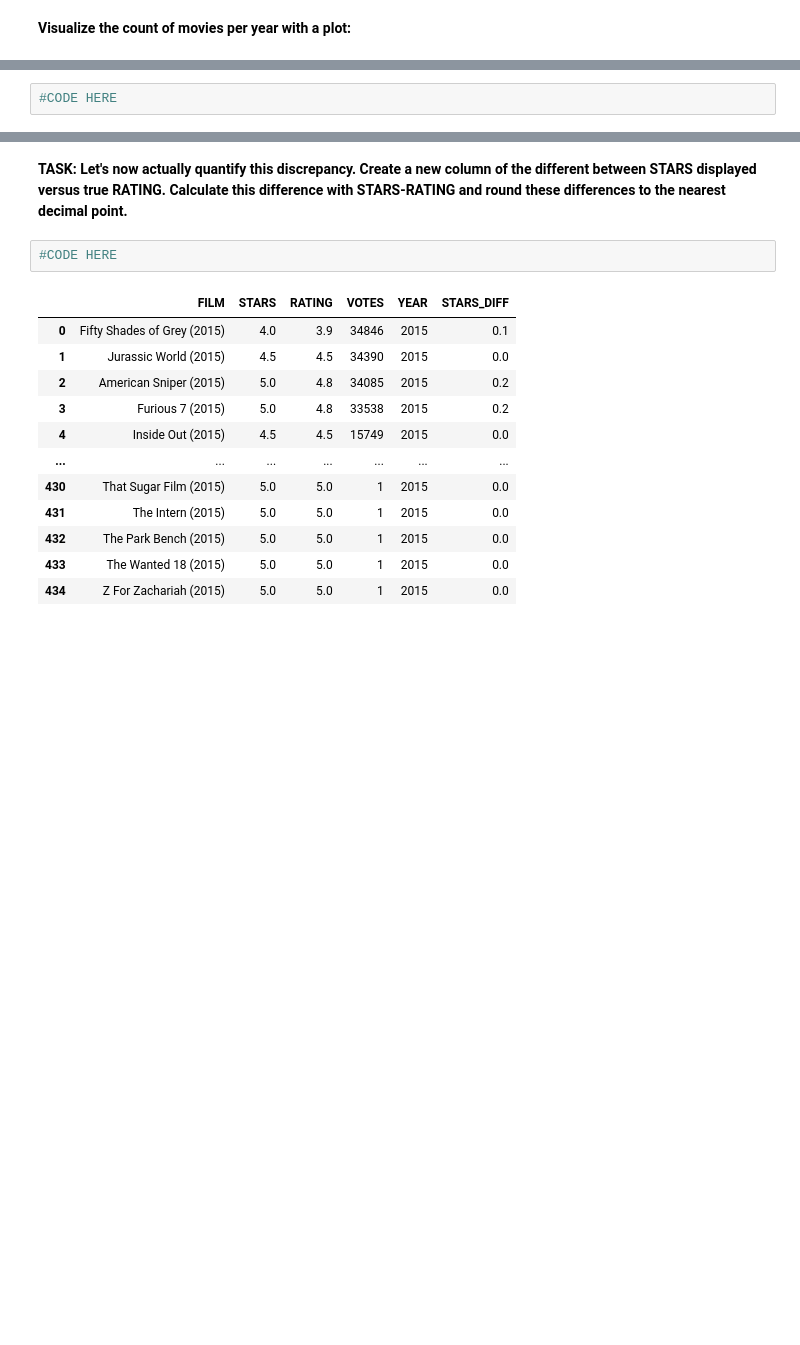
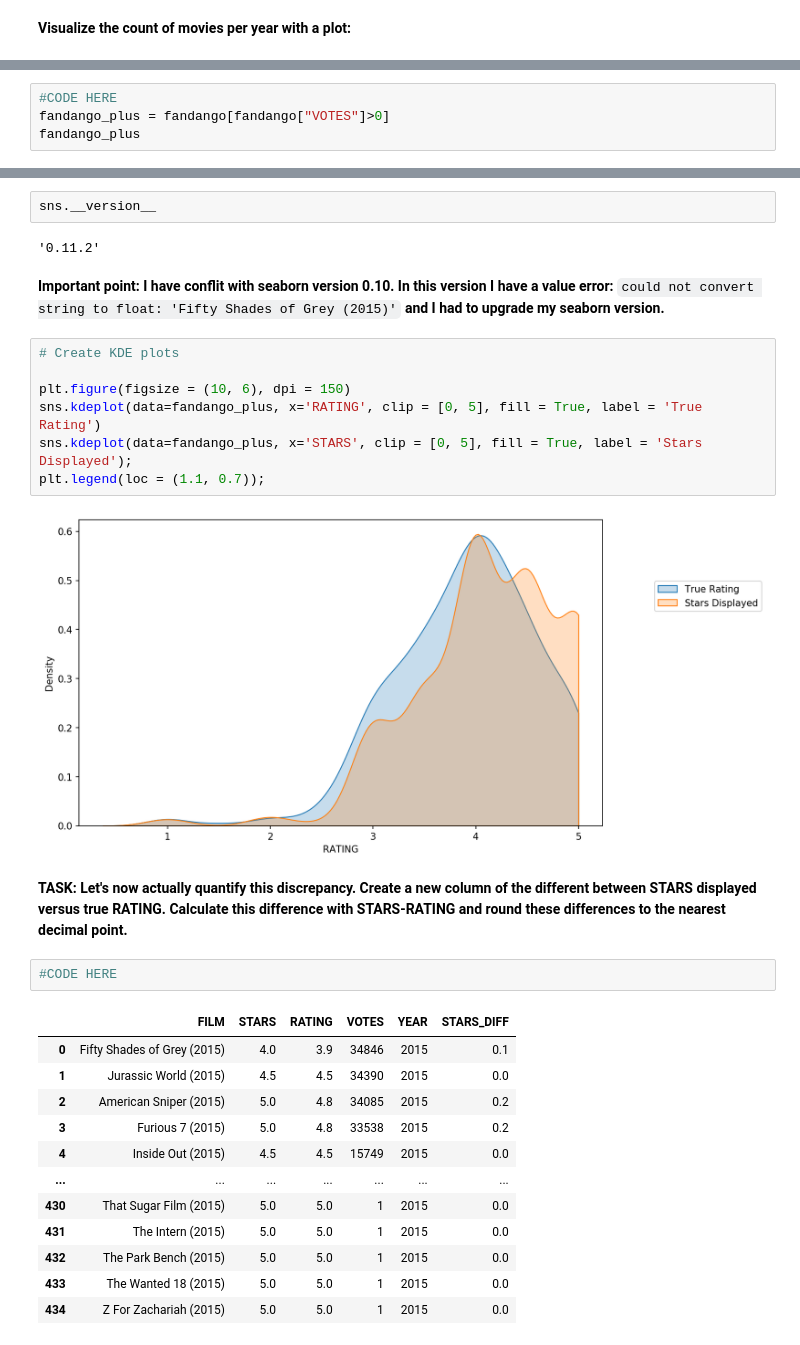
Before and after one commit to FarzinRad/Comparison-online-movie-score, a Jupyter notebook: Comparison-online-movie-score .ipynb, the cells around one changed output, grey strips where cells are left out. Cells and saved outputs as stored; diff of their text form; blank space fills up the shorter version.

```diff
--- a/Comparison-online-movie-score .ipynb
+++ b/Comparison-online-movie-score .ipynb
@@ -171,2 +224,4 @@ Name: YEAR, dtype: int64
 # %%
 #CODE HERE
+fandango_plus = fandango[fandango["VOTES"]>0]
+fandango_plus
@@ -209,3 +267,19 @@ Name: YEAR, dtype: int64
+# %%
+sns.__version__
+# %% [output]
+'0.11.2'
+# %% [markdown]
+**Important point: I have conflit with seaborn version 0.10. In this version I have a value error:**
+`could not convert string to float: 'Fifty Shades of Grey (2015)'` **and I had to upgrade my seaborn version.**
+# %%
+# Create KDE plots
+
+plt.figure(figsize = (10, 6), dpi = 150)
+sns.kdeplot(data=fandango_plus, x='RATING', clip = [0, 5], fill = True, label = 'True Rating')
+sns.kdeplot(data=fandango_plus, x='STARS', clip = [0, 5], fill = True, label = 'Stars Displayed');
+plt.legend(loc = (1.1, 0.7));
+# %% [output]
+[figure, added]
 # %% [markdown]
 **TASK: Let's now actually quantify this discrepancy. Create a new column of the different between STARS displayed versus true RATING. Calculate this difference with STARS-RATING and round these differences to the nearest decimal point.**
 # %%
```
Also changed, not shown: parts of 23 cells of this notebook.
